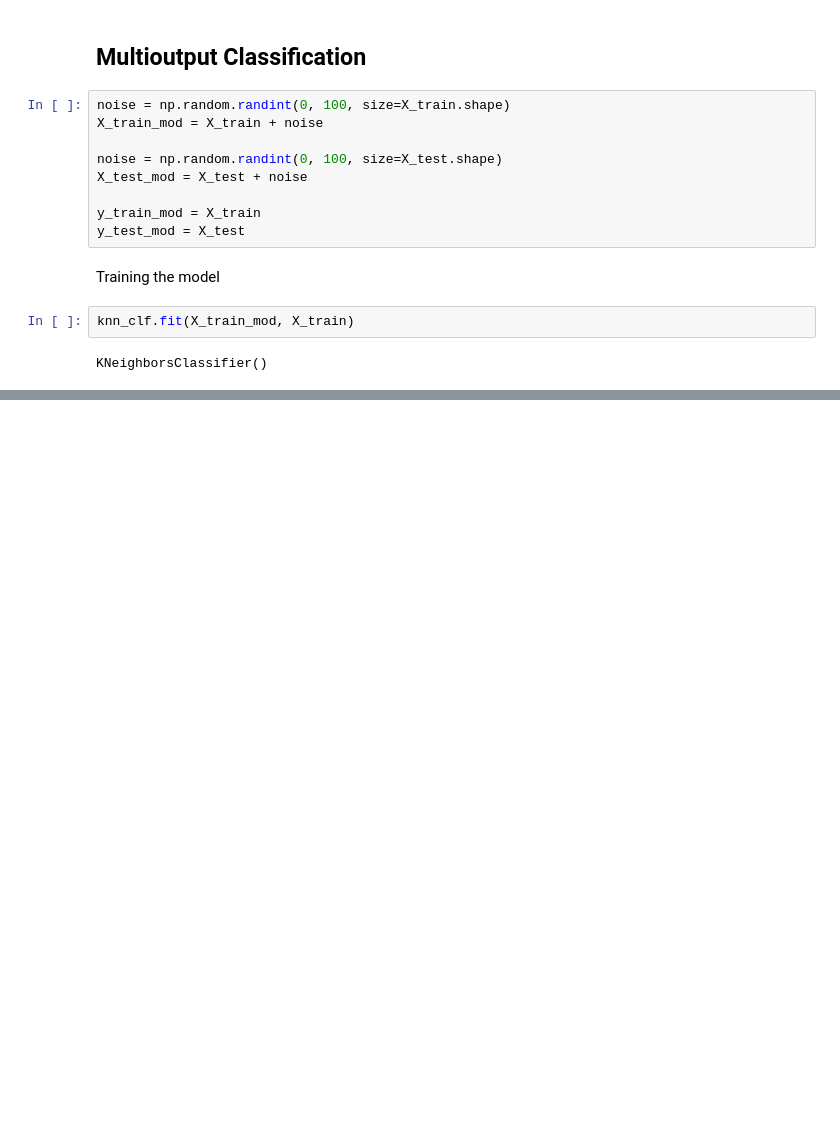
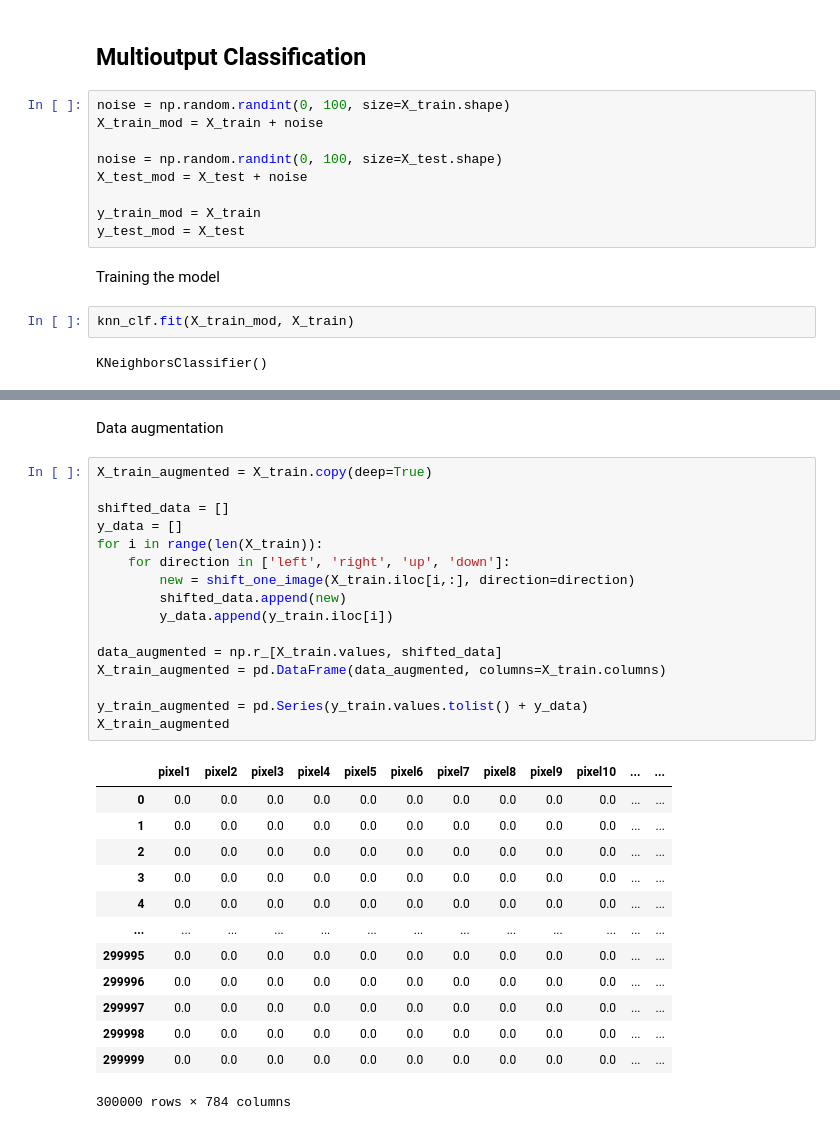
Before and after one commit to dfongang/handson-ml2, a Jupyter notebook: chapter_03/classification.ipynb, the cells around one changed output, grey strips where cells are left out. Saved outputs shown, nothing was run; the diff lists cells and outputs as text; blank space fills up the shorter version.

```diff
--- a/chapter_03/classification.ipynb
+++ b/chapter_03/classification.ipynb
@@ -606,0 +705,32 @@ plt.show()
+# %% [markdown]
+Data augmentation
+# %%
+X_train_augmented = X_train.copy(deep=True)
+
+shifted_data = []
+y_data = []
+for i in range(len(X_train)):
+    for direction in ['left', 'right', 'up', 'down']:
+        new = shift_one_image(X_train.iloc[i,:], direction=direction)
+        shifted_data.append(new)
+        y_data.append(y_train.iloc[i])
+
+data_augmented = np.r_[X_train.values, shifted_data]
+X_train_augmented = pd.DataFrame(data_augmented, columns=X_train.columns)
+
+y_train_augmented = pd.Series(y_train.values.tolist() + y_data)
+X_train_augmented
+# %% [output]
+|  | pixel1 | pixel2 | pixel3 | pixel4 | pixel5 | pixel6 | pixel7 | pixel8 | pixel9 | pixel10 | ... | ... |
+| 0 | 0.0 | 0.0 | 0.0 | 0.0 | 0.0 | 0.0 | 0.0 | 0.0 | 0.0 | 0.0 | ... | ... |
+| 1 | 0.0 | 0.0 | 0.0 | 0.0 | 0.0 | 0.0 | 0.0 | 0.0 | 0.0 | 0.0 | ... | ... |
+| 2 | 0.0 | 0.0 | 0.0 | 0.0 | 0.0 | 0.0 | 0.0 | 0.0 | 0.0 | 0.0 | ... | ... |
+| 3 | 0.0 | 0.0 | 0.0 | 0.0 | 0.0 | 0.0 | 0.0 | 0.0 | 0.0 | 0.0 | ... | ... |
+| 4 | 0.0 | 0.0 | 0.0 | 0.0 | 0.0 | 0.0 | 0.0 | 0.0 | 0.0 | 0.0 | ... | ... |
+| ... | ... | ... | ... | ... | ... | ... | ... | ... | ... | ... | ... | ... |
+| 299995 | 0.0 | 0.0 | 0.0 | 0.0 | 0.0 | 0.0 | 0.0 | 0.0 | 0.0 | 0.0 | ... | ... |
+| 299996 | 0.0 | 0.0 | 0.0 | 0.0 | 0.0 | 0.0 | 0.0 | 0.0 | 0.0 | 0.0 | ... | ... |
+| 299997 | 0.0 | 0.0 | 0.0 | 0.0 | 0.0 | 0.0 | 0.0 | 0.0 | 0.0 | 0.0 | ... | ... |
+| 299998 | 0.0 | 0.0 | 0.0 | 0.0 | 0.0 | 0.0 | 0.0 | 0.0 | 0.0 | 0.0 | ... | ... |
+| 299999 | 0.0 | 0.0 | 0.0 | 0.0 | 0.0 | 0.0 | 0.0 | 0.0 | 0.0 | 0.0 | ... | ... |
+300000 rows × 784 columns
```
Also changed, not shown: parts of 36 cells of this notebook.
